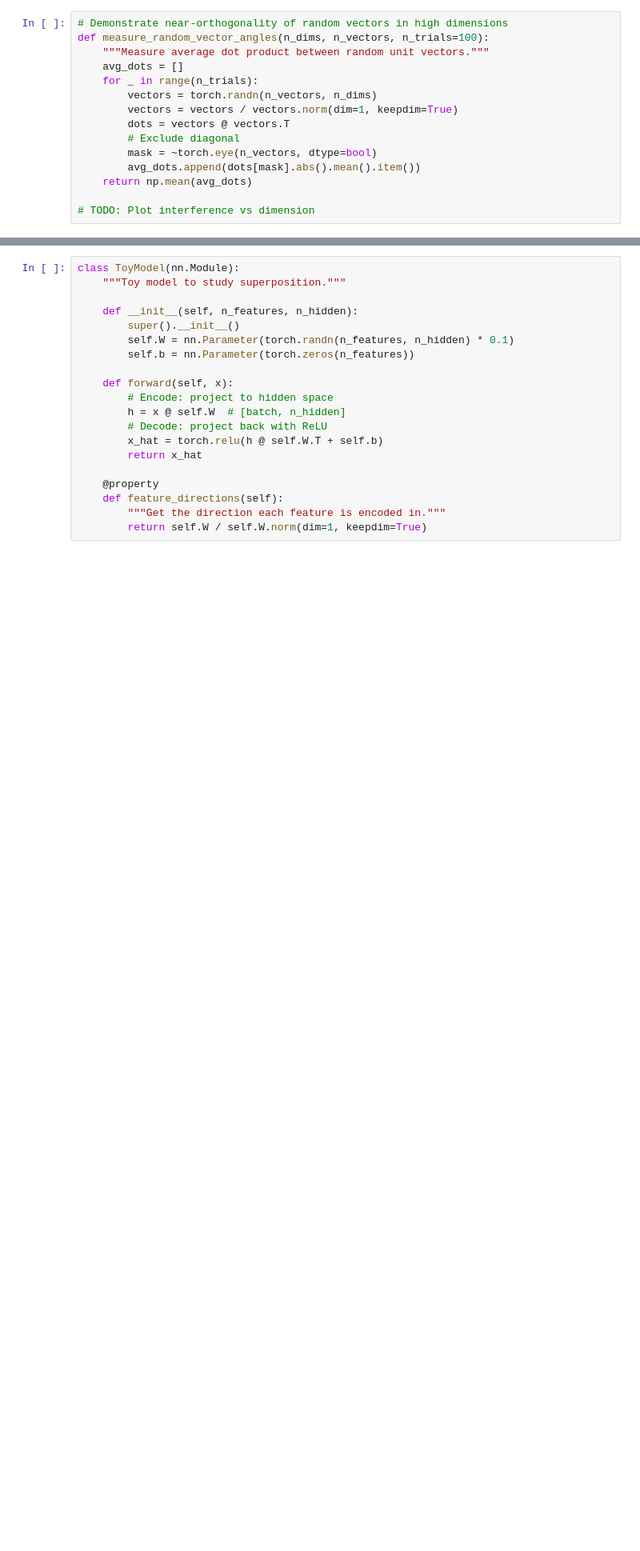
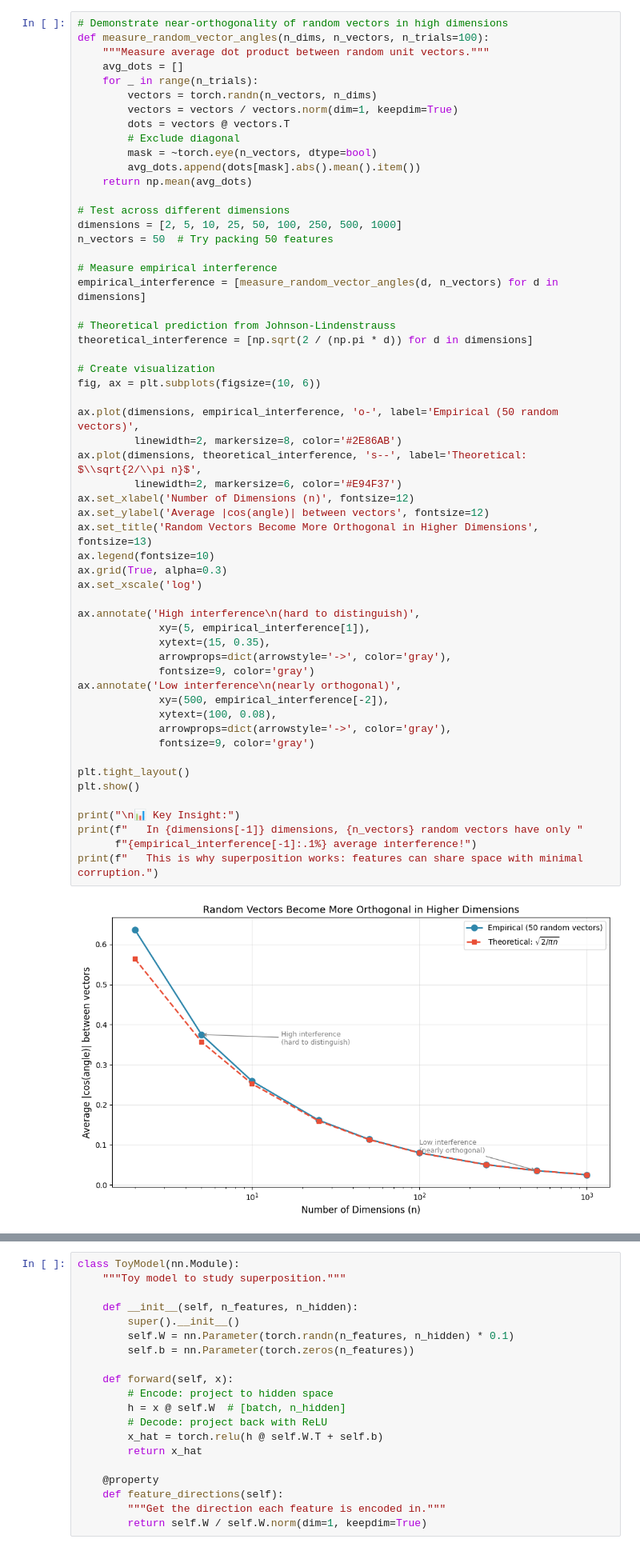
Before and after one commit to TSGLAB/Interpretability_Survey_Safety, a Jupyter notebook: notebooks/01_core_hypotheses/02_superposition_hypothesis.ipynb, the cells around one changed output, grey strips where cells are left out. Shown at 80% size. Saved outputs shown, nothing was run; the diff lists cells and outputs as text; blank space fills up the shorter version.

Commit message:
update superposition hypothesis

```diff
--- a/notebooks/01_core_hypotheses/02_superposition_hypothesis.ipynb
+++ b/notebooks/01_core_hypotheses/02_superposition_hypothesis.ipynb
@@ -42,15 +40,58 @@ This means we can pack many more features than dimensions with small interferenc
 # %%
 # Demonstrate near-orthogonality of random vectors in high dimensions
 def measure_random_vector_angles(n_dims, n_vectors, n_trials=100):
     """Measure average dot product between random unit vectors."""
     avg_dots = []
     for _ in range(n_trials):
         vectors = torch.randn(n_vectors, n_dims)
         vectors = vectors / vectors.norm(dim=1, keepdim=True)
         dots = vectors @ vectors.T
         # Exclude diagonal
         mask = ~torch.eye(n_vectors, dtype=bool)
         avg_dots.append(dots[mask].abs().mean().item())
     return np.mean(avg_dots)
 
-# TODO: Plot interference vs dimension
+# Test across different dimensions
+dimensions = [2, 5, 10, 25, 50, 100, 250, 500, 1000]
+n_vectors = 50  # Try packing 50 features
+
+# Measure empirical interference
+empirical_interference = [measure_random_vector_angles(d, n_vectors) for d in dimensions]
+
+# Theoretical prediction from Johnson-Lindenstrauss
+theoretical_interference = [np.sqrt(2 / (np.pi * d)) for d in dimensions]
+
+# Create visualization
+fig, ax = plt.subplots(figsize=(10, 6))
+
+ax.plot(dimensions, empirical_interference, 'o-', label='Empirical (50 random vectors)',
+         linewidth=2, markersize=8, color='#2E86AB')
+ax.plot(dimensions, theoretical_interference, 's--', label='Theoretical: $\\sqrt{2/\\pi n}$',
+         linewidth=2, markersize=6, color='#E94F37')
+ax.set_xlabel('Number of Dimensions (n)', fontsize=12)
+ax.set_ylabel('Average |cos(angle)| between vectors', fontsize=12)
+ax.set_title('Random Vectors Become More Orthogonal in Higher Dimensions', fontsize=13)
+ax.legend(fontsize=10)
+ax.grid(True, alpha=0.3)
+ax.set_xscale('log')
+
+ax.annotate('High interference\n(hard to distinguish)',
+             xy=(5, empirical_interference[1]),
+             xytext=(15, 0.35),
+             arrowprops=dict(arrowstyle='->', color='gray'),
+             fontsize=9, color='gray')
+ax.annotate('Low interference\n(nearly orthogonal)',
+             xy=(500, empirical_interference[-2]),
+             xytext=(100, 0.08),
+             arrowprops=dict(arrowstyle='->', color='gray'),
+             fontsize=9, color='gray')
+
+plt.tight_layout()
+plt.show()
+
+print("\n📊 Key Insight:")
+print(f"   In {dimensions[-1]} dimensions, {n_vectors} random vectors have only "
+      f"{empirical_interference[-1]:.1%} average interference!")
+print(f"   This is why superposition works: features can share space with minimal corruption.")
+# %% [output]
+[figure, added]
```
Also changed, not shown: parts of 21 cells of this notebook, 3 other files.
